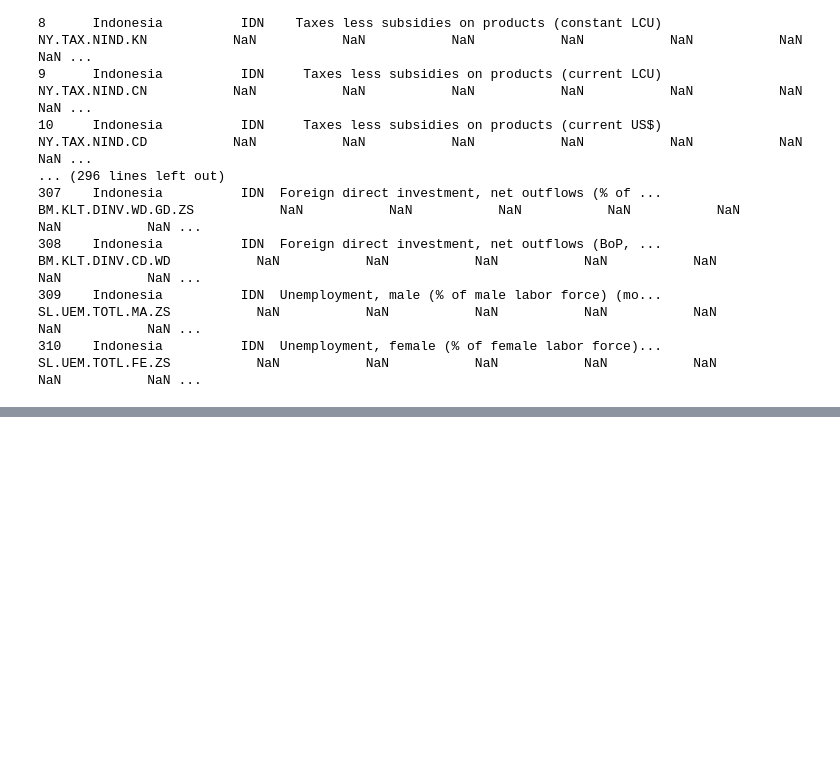
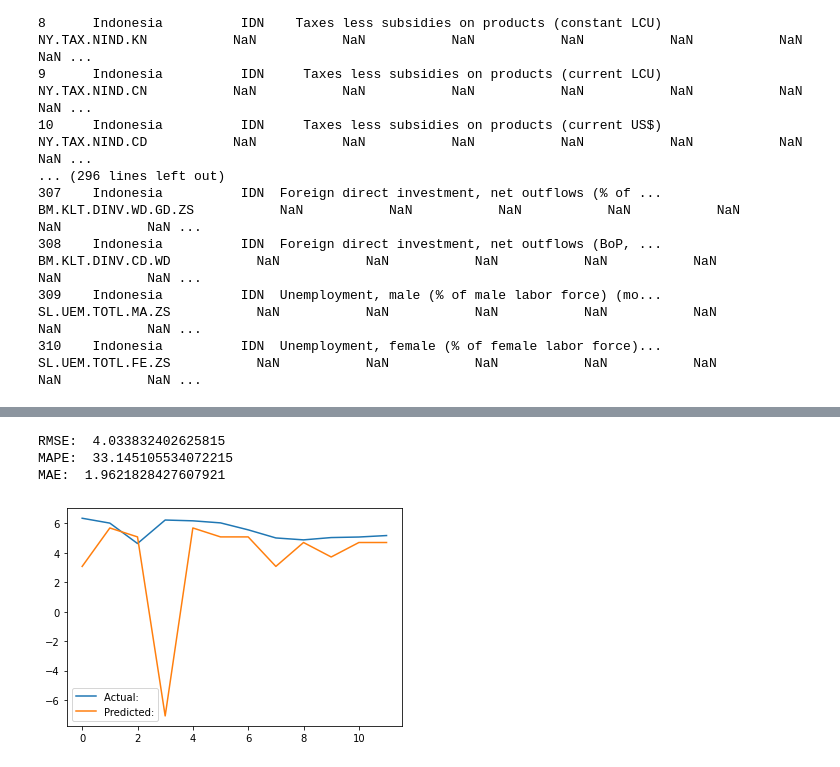
Before and after one commit to FarhanHabibie/UG-Project-Farhan, a Jupyter notebook: XGBoost Forecast.ipynb, the cells around one changed output, grey strips where cells are left out. Saved outputs shown, nothing was run; the diff lists cells and outputs as text; code cells hidden in the pictures; blank space fills up the shorter version.

```diff
--- a/XGBoost Forecast.ipynb
+++ b/XGBoost Forecast.ipynb
@@ -90,0 +126,3 @@ supervisedData = laggedMethod(data, 10)
+# %%
+model = XGBRegressor(objective='reg:squarederror', n_estimators=5)
+model.fit(X_train, Y_train)
@@ -90,0 +139,11 @@ supervisedData = laggedMethod(data, 10)
+# %%
+testpred = model.predict(X_test)
+# %%
+df_compare = pd.DataFrame({'Actual: ': Y_test, 'Predicted:': testpred})
+df_compare.plot()
+performance_metrics(Y_test, testpred)
+# %% [output]
+RMSE:  4.033832402625815
+MAPE:  33.145105534072215
+MAE:  1.9621828427607921
+[figure, added]
```
Also changed, not shown: parts of 17 cells of this notebook.
